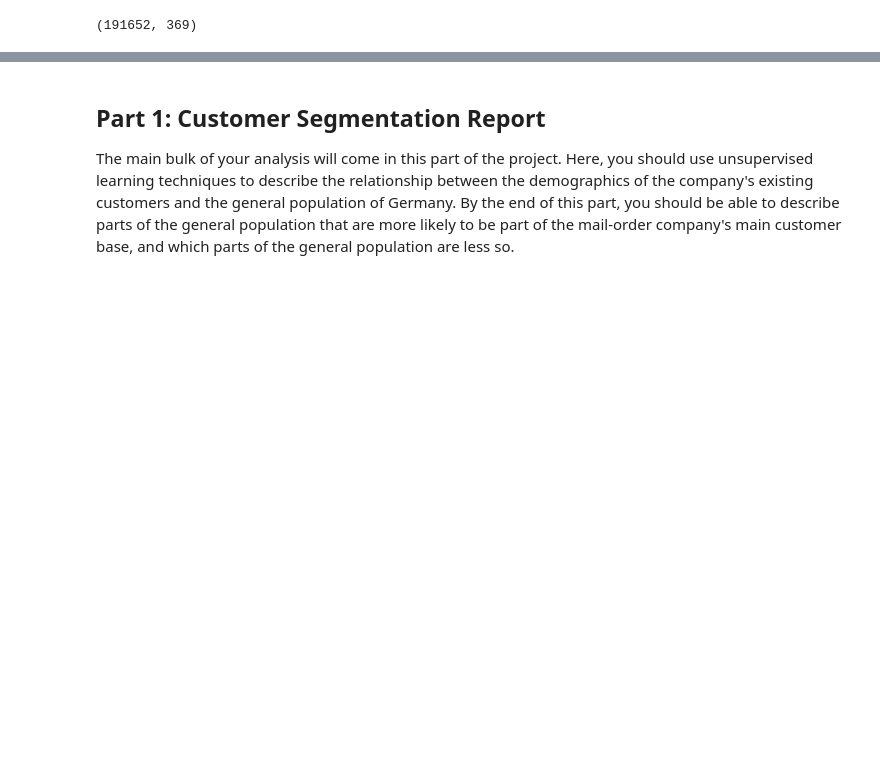
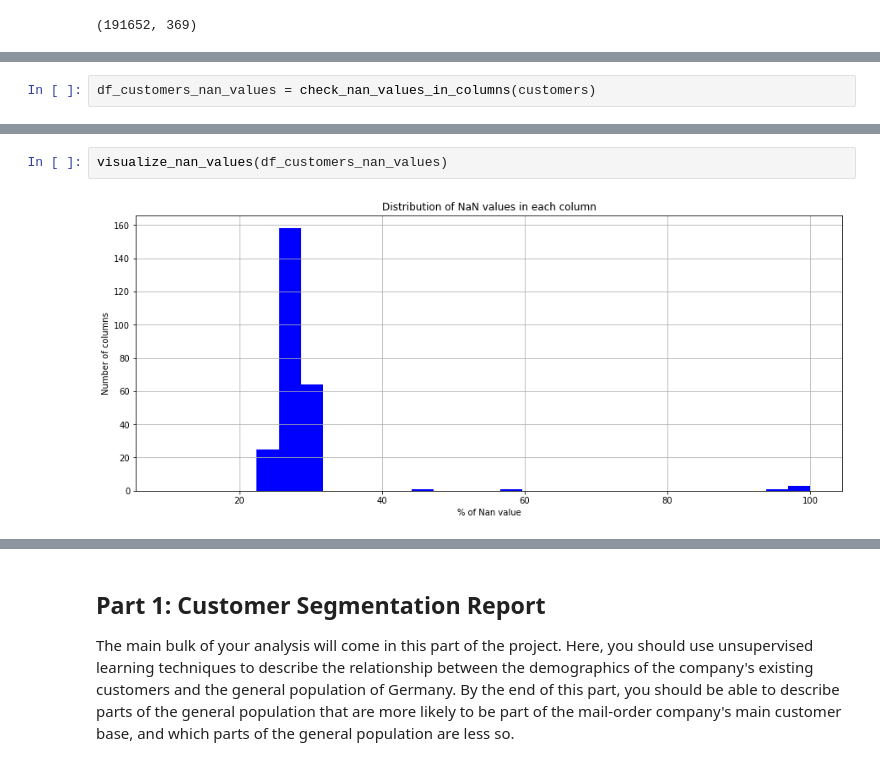
Before and after one commit to olghab/dataScienceCapstoneProject, a Jupyter notebook: Arvato Project Workbook.ipynb, the cells around one changed output, grey strips where cells are left out. Drawn from its saved outputs; the diff is of its cells as text; blank space fills up the shorter version.

```diff
--- a/Arvato Project Workbook.ipynb
+++ b/Arvato Project Workbook.ipynb
@@ -176,0 +201,2 @@ WOHNLAGE , Nan values in %:  26.05
+# %%
+df_customers_nan_values = check_nan_values_in_columns(customers)
@@ -177,3 +221,7 @@ WOHNLAGE , Nan values in %:  26.05
+# %%
+visualize_nan_values(df_customers_nan_values)
+# %% [output]
+[figure, added]
 # %%
 # number of columns differs, here check why:
 azdias_col = azdias.columns
```
Also changed, not shown: parts of 17 cells of this notebook.
